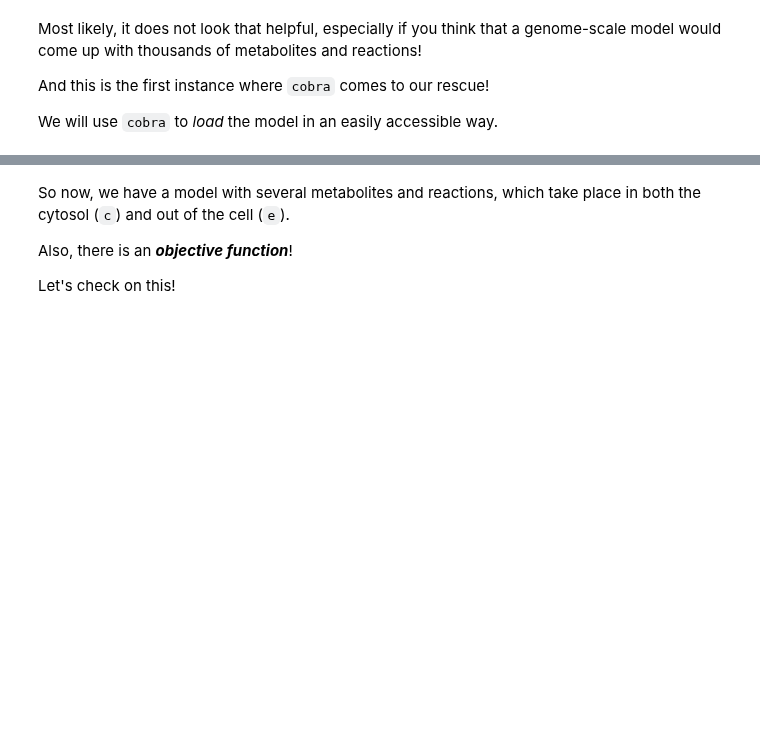
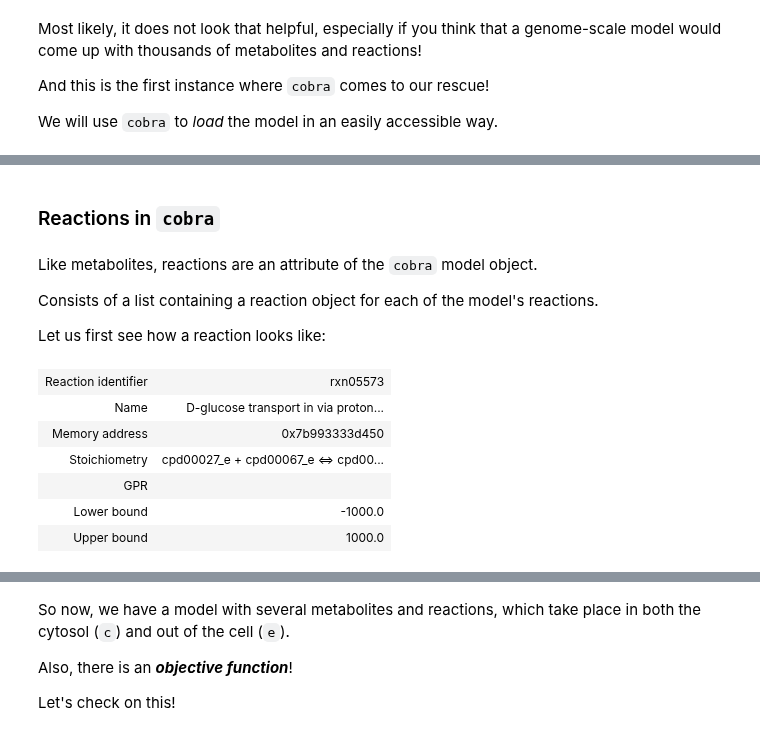
Before and after one commit to hariszaf/metabolic_toy_model, a Jupyter notebook: Antony2025/introductionToCOBRApy.ipynb, the cells around one changed output, grey strips where cells are left out. Saved outputs shown, nothing was run; the diff lists cells and outputs as text; code cells hidden in the pictures; blank space fills up the shorter version.

Commit message:
almost there for the intro to cobra

```diff
--- a/Antony2025/introductionToCOBRApy.ipynb
+++ b/Antony2025/introductionToCOBRApy.ipynb
@@ -215,0 +270,18 @@ Academic license - for non-commercial use only - expires 2026-03-11
+# %% [markdown]
+### Reactions in `cobra`
+# %% [markdown]
+Like metabolites, reactions are an attribute of the `cobra` model object.
+
+Consists of a list containing a reaction object for each of the model's reactions.
+
+Let us first see how a reaction looks like:
+# %%
+bt_model.reactions[0]
+# %% [output]
+| Reaction identifier | rxn05573 |
+| Name | D-glucose transport in via proton... |
+| Memory address | 0x7b993333d450 |
+| Stoichiometry | cpd00027_e + cpd00067_e <=> cpd00... |
+| GPR |  |
+| Lower bound | -1000.0 |
+| Upper bound | 1000.0 |
```
Also changed, not shown: parts of 85 cells of this notebook.
